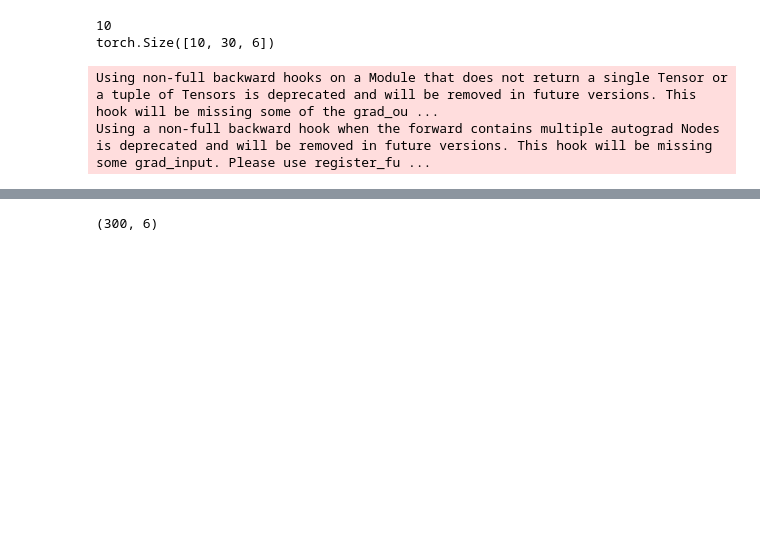
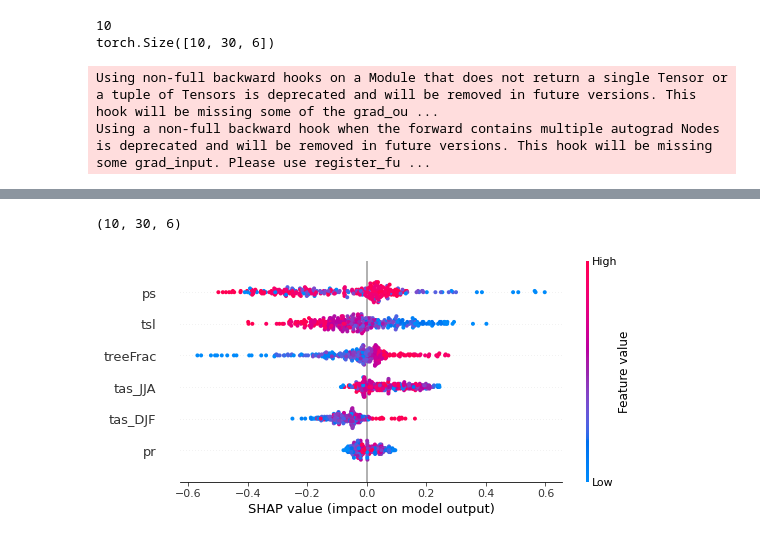
Before and after one commit to grahamclyne/thesis, a Jupyter notebook: compute_shap_values.ipynb, the cells around one changed output, grey strips where cells are left out. Cells and saved outputs as stored; diff of their text form; code cells hidden in the pictures; blank space fills up the shorter version.

```diff
--- a/compute_shap_values.ipynb
+++ b/compute_shap_values.ipynb
@@ -96,5 +75,10 @@ shap_reshaped = shap_values[0].reshape(-1,6)
 # %%
-shap_reshaped.shape
+sum.shape
 # %% [output]
-(300, 6)
+(10, 30, 6)
+# %%
+shap_values[0].reshape(-1,6)
+shap.summary_plot(shape.reshape(-1,6), features=x_samples.reshape(-1,6), feature_names=['ps','tsl','treeFrac','pr','tas_DJF','tas_JJA'])
+# %% [output]
+[figure, added]
 # %%
```
Also changed, not shown: parts of 15 cells of this notebook, 1 other file.
